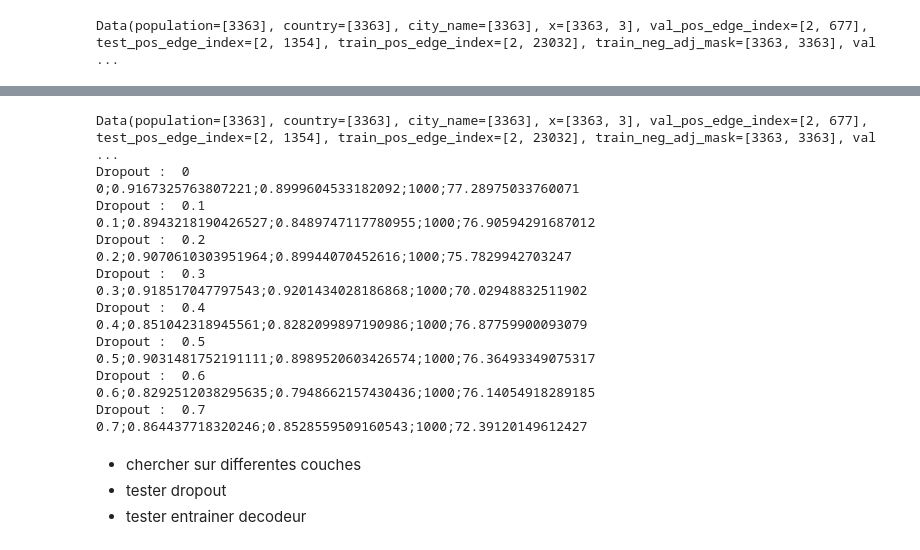
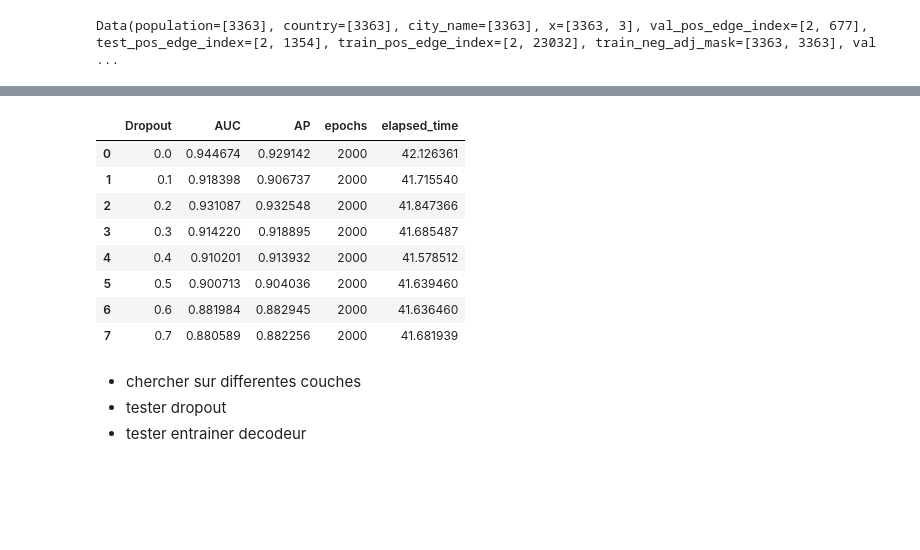
Before and after one commit to ajreckof/biml-gnn-projet, a Jupyter notebook: Projet.ipynb, the cells around one changed output, grey strips where cells are left out. Drawn from its saved outputs; the diff is of its cells as text; code cells hidden in the pictures; blank space fills up the shorter version.

Commit message:
Test dropout avec moyenne

```diff
--- a/Projet.ipynb
+++ b/Projet.ipynb
@@ -172,25 +175,29 @@ def test_dropout(file_path, dropouts, epochs):
             f.write(f"{dropout};{AUC};{AP};{epochs};{elapsed_time}\n")
         print(f"{dropout};{AUC};{AP};{epochs};{elapsed_time}")
 # %%
-test_dropout("test_dropout.txt", [0,0.1,0.2,0.3,0.4,0.5,0.6,0.7], 1000)
+for i in range(10):
+    test_dropout("test_dropout/test" + str(i+1) + ".csv", [.0,.1,.2,.3,.4,.5,.6,.7], 2000)
-# %% [output]
-Data(population=[3363], country=[3363], city_name=[3363], x=[3363, 3], val_pos_edge_index=[2, 677], test_pos_edge_index=[2, 1354], train_pos_edge_index=[2, 23032], train_neg_adj_mask=[3363, 3363], val ...
-Dropout :  0
-0;0.9167325763807221;0.8999604533182092;1000;77.28975033760071
-Dropout :  0.1
-0.1;0.8943218190426527;0.8489747117780955;1000;76.90594291687012
-Dropout :  0.2
-0.2;0.9070610303951964;0.89944070452616;1000;75.7829942703247
-Dropout :  0.3
-0.3;0.918517047797543;0.9201434028186868;1000;70.02948832511902
-Dropout :  0.4
-0.4;0.851042318945561;0.8282099897190986;1000;76.87759900093079
-Dropout :  0.5
-0.5;0.9031481752191111;0.8989520603426574;1000;76.36493349075317
-Dropout :  0.6
-0.6;0.8292512038295635;0.7948662157430436;1000;76.14054918289185
-Dropout :  0.7
-0.7;0.864437718320246;0.8528559509160543;1000;72.39120149612427
+# %%
+mean_data = pd.read_csv("test_dropout/test1.csv", sep=";")
+mean_data[["Dropout", "AUC", "AP", "elapsed_time"]] = mean_data[["Dropout", "AUC", "AP", "elapsed_time"]].applymap(lambda x: 0)
+
+for i in range(10):
+    df = pd.read_csv("test_dropout/test"+ str(i+1) + ".csv", sep=";")
+    mean_data[["Dropout", "AUC", "AP", "elapsed_time"]] = mean_data[["Dropout", "AUC", "AP", "elapsed_time"]] + df[["Dropout", "AUC", "AP", "elapsed_time"]] / 10.0
+
+mean_data[["Dropout"]] = mean_data[["Dropout"]].round(1)
+mean_data.to_csv("test_dropout/mean.csv", sep=";", index=False)
+mean_data
+# %% [output]
+|  | Dropout | AUC | AP | epochs | elapsed_time |
+| 0 | 0.0 | 0.944674 | 0.929142 | 2000 | 42.126361 |
+| 1 | 0.1 | 0.918398 | 0.906737 | 2000 | 41.715540 |
+| 2 | 0.2 | 0.931087 | 0.932548 | 2000 | 41.847366 |
+| 3 | 0.3 | 0.914220 | 0.918895 | 2000 | 41.685487 |
+| 4 | 0.4 | 0.910201 | 0.913932 | 2000 | 41.578512 |
+| 5 | 0.5 | 0.900713 | 0.904036 | 2000 | 41.639460 |
+| 6 | 0.6 | 0.881984 | 0.882945 | 2000 | 41.636460 |
+| 7 | 0.7 | 0.880589 | 0.882256 | 2000 | 41.681939 |
 # %% [markdown]
 - chercher sur differentes couches
 - tester dropout
```
Also changed, not shown: parts of 3 cells of this notebook, 11 other files.
